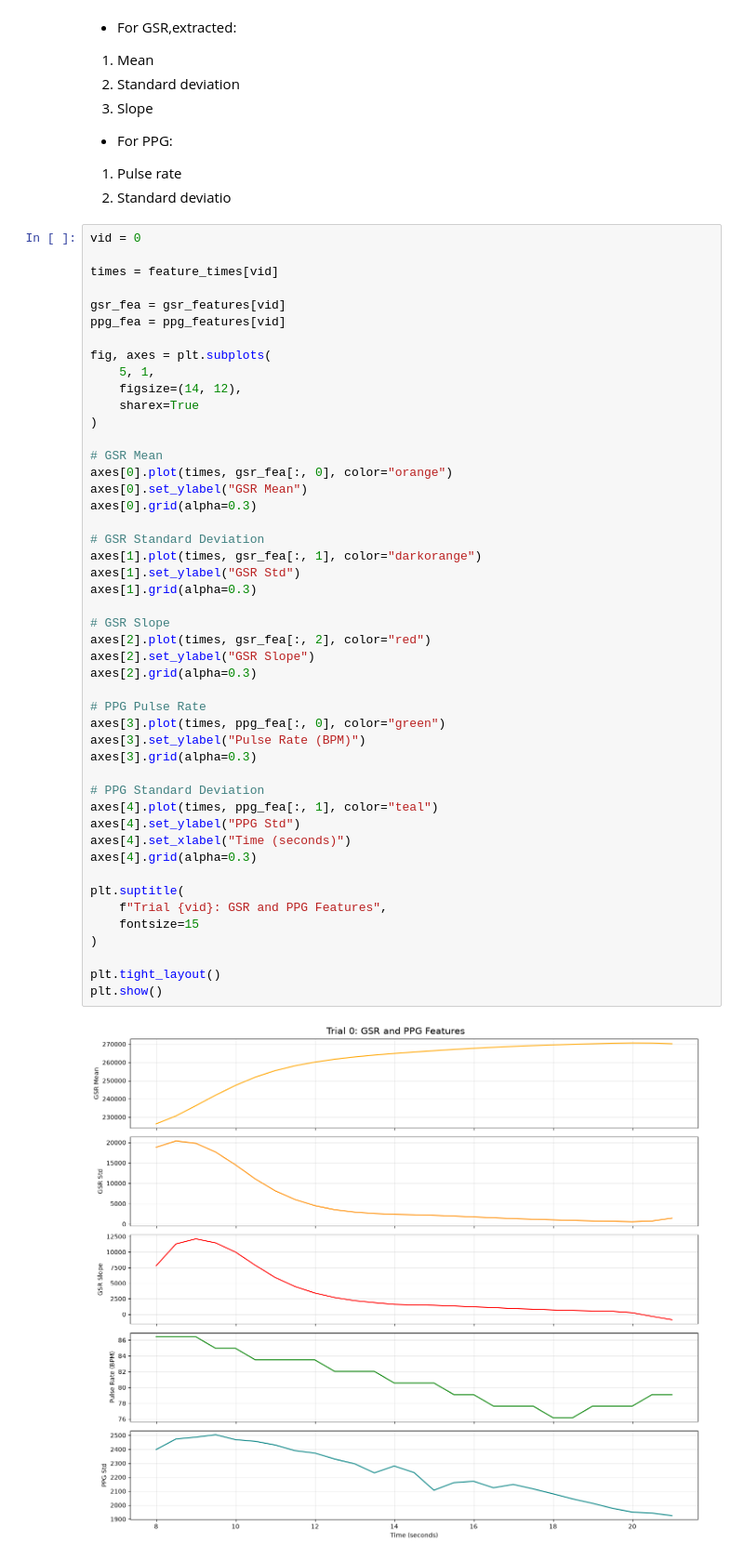
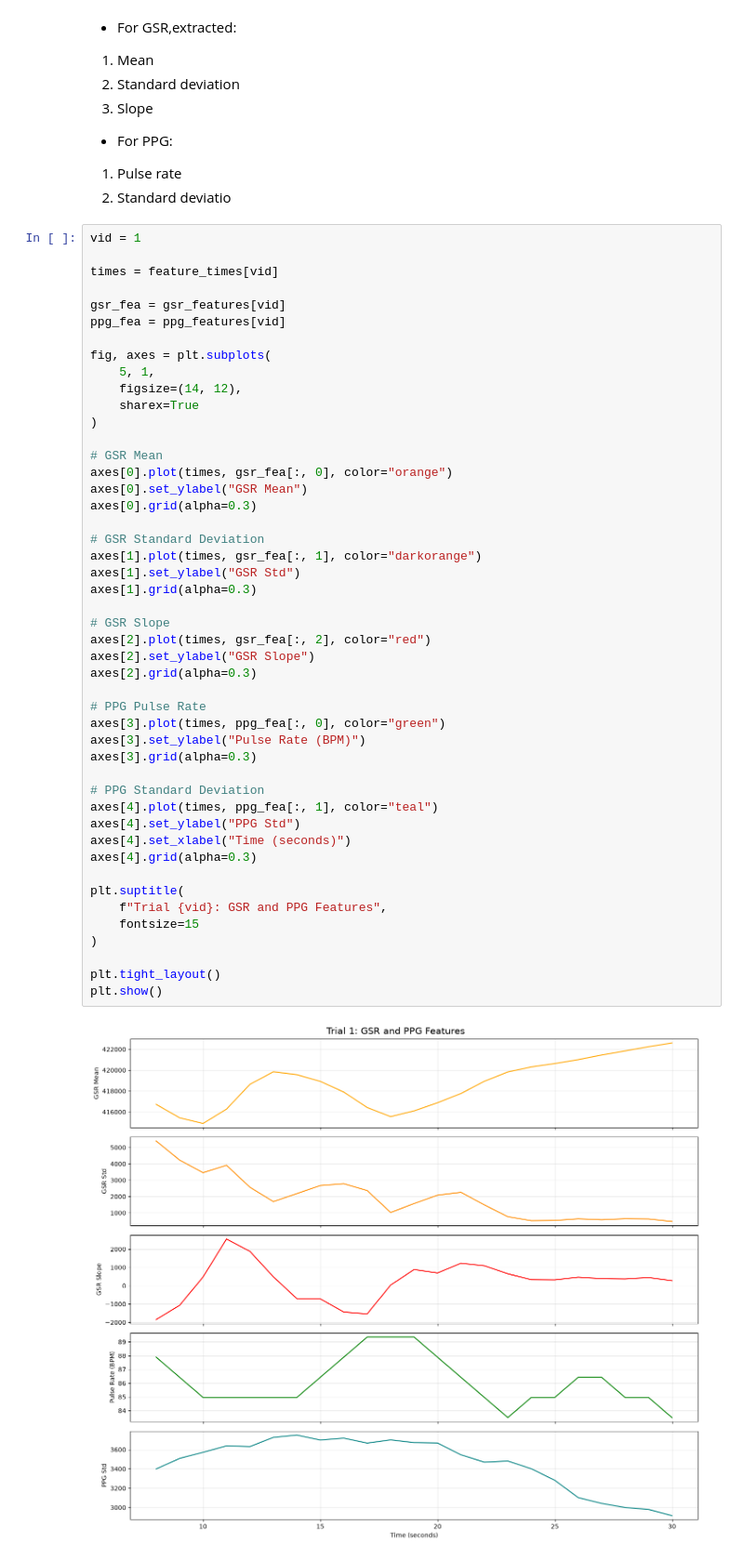
Before and after one commit to pipogood/GLHMM-Emotion, a Jupyter notebook: try/step1_prepare_GLHMM.ipynb, the cells around one changed output. Shown at 93% size. Cells and saved outputs as stored; diff of their text form.

```diff
--- a/try/step1_prepare_GLHMM.ipynb
+++ b/try/step1_prepare_GLHMM.ipynb
@@ -609,7 +625,7 @@ plt.show()
 1. Pulse rate
 2. Standard deviatio
 # %%
-vid = 0
+vid = 1
 
 times = feature_times[vid]
 
@@ -629,31 +645,31 @@ axes[0].grid(alpha=0.3)
 
 # GSR Standard Deviation
 axes[1].plot(times, gsr_fea[:, 1], color="darkorange")
 axes[1].set_ylabel("GSR Std")
 axes[1].grid(alpha=0.3)
 
 # GSR Slope
 axes[2].plot(times, gsr_fea[:, 2], color="red")
 axes[2].set_ylabel("GSR Slope")
 axes[2].grid(alpha=0.3)
 
 # PPG Pulse Rate
 axes[3].plot(times, ppg_fea[:, 0], color="green")
 axes[3].set_ylabel("Pulse Rate (BPM)")
 axes[3].grid(alpha=0.3)
 
 # PPG Standard Deviation
 axes[4].plot(times, ppg_fea[:, 1], color="teal")
 axes[4].set_ylabel("PPG Std")
 axes[4].set_xlabel("Time (seconds)")
 axes[4].grid(alpha=0.3)
 
 plt.suptitle(
     f"Trial {vid}: GSR and PPG Features",
     fontsize=15
 )
 
 plt.tight_layout()
 plt.show()
 # %% [output]
-[figure, old version]
+[figure, new version]
```
Also changed, not shown: parts of 12 cells of this notebook, 5 other files.
